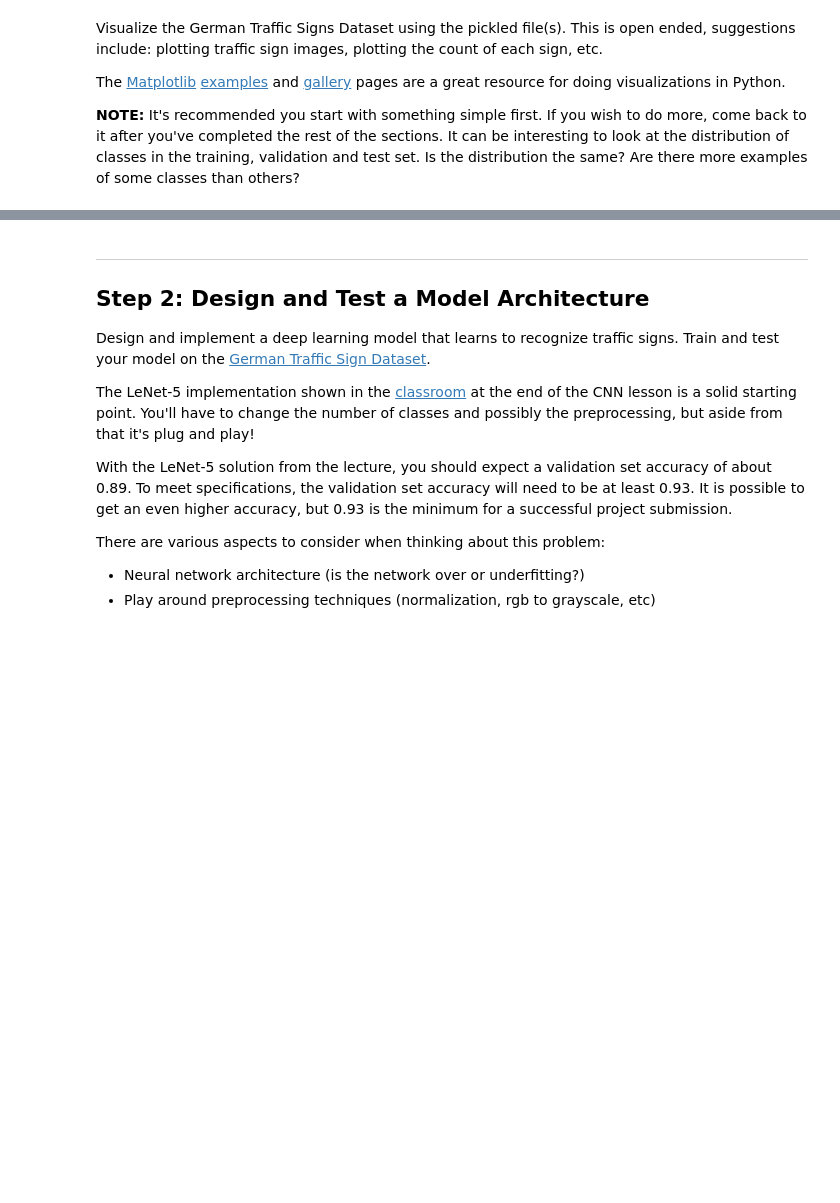
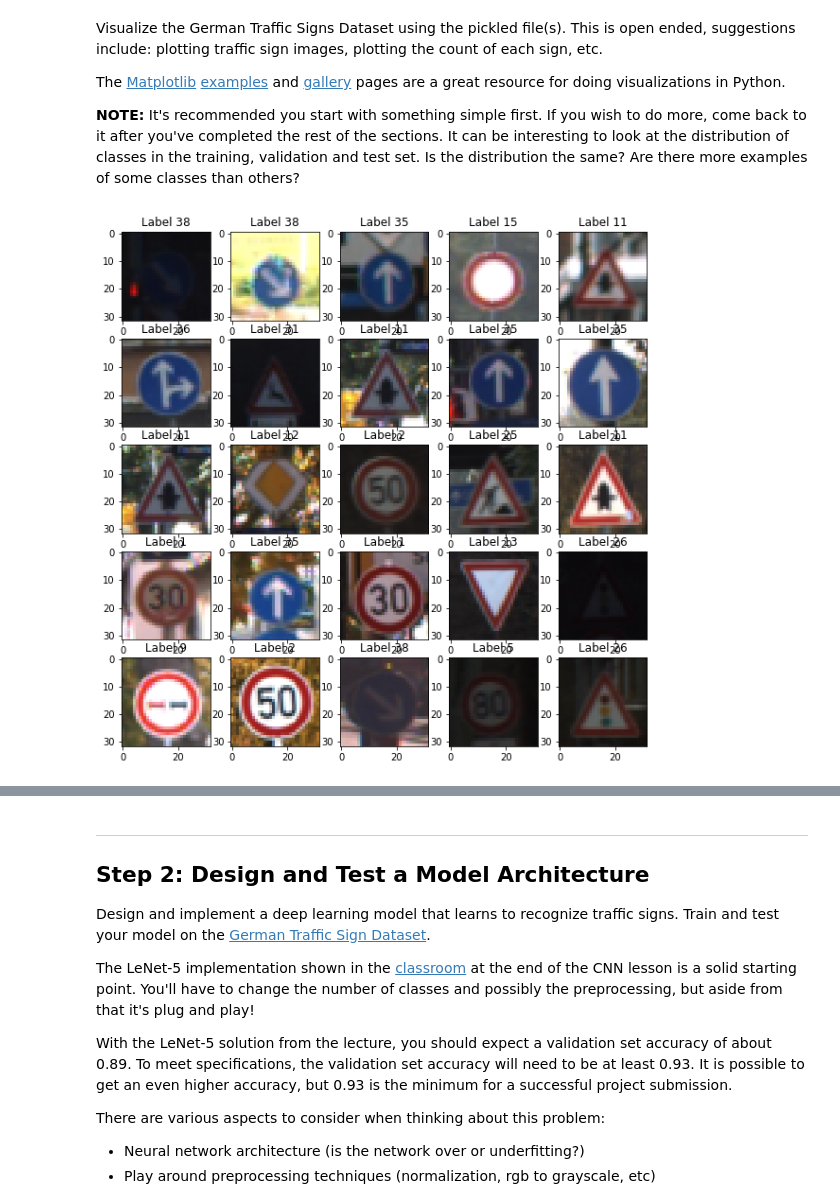
Before and after one commit to schambon77/CarND-Traffic-Sign-Classifier, a Jupyter notebook: Traffic_Sign_Classifier.ipynb, the cells around one changed output, grey strips where cells are left out. Cells and saved outputs as stored; diff of their text form; code cells hidden in the pictures; blank space fills up the shorter version.

```diff
--- a/Traffic_Sign_Classifier.ipynb
+++ b/Traffic_Sign_Classifier.ipynb
@@ -97,3 +97,22 @@ Visualize the German Traffic Signs Dataset using the pickled file(s). This is op
 The [Matplotlib](http://matplotlib.org/) [examples](http://matplotlib.org/examples/index.html) and [gallery](http://matplotlib.org/gallery.html) pages are a great resource for doing visualizations in Python.
 
 **NOTE:** It's recommended you start with something simple first. If you wish to do more, come back to it after you've completed the rest of the sections. It can be interesting to look at the distribution of classes in the training, validation and test set. Is the distribution the same? Are there more examples of some classes than others?
+# %%
+### Data exploration visualization code goes here.
+### Feel free to use as many code cells as needed.
+
+import matplotlib.pyplot as plt
+# Visualizations will be shown in the notebook.
+%matplotlib inline
+
+import numpy as np
+rand_indices = np.random.randint(0, n_train, size=(5, 5))
+fig = plt.figure(figsize=(10, 10))
+for i in range(5):
+    for j in range(5):
+        ax = fig.add_subplot(5, 5, i * 5 + j + 1)
+        ax.set_title('Label {}'.format(y_train[rand_indices[i, j]]))
+        plt.imshow(X_train[rand_indices[i, j]].squeeze())
+plt.show()
+# %% [output]
+[figure, added]
```
Also changed, not shown: parts of 4 cells of this notebook, 1 other file.
